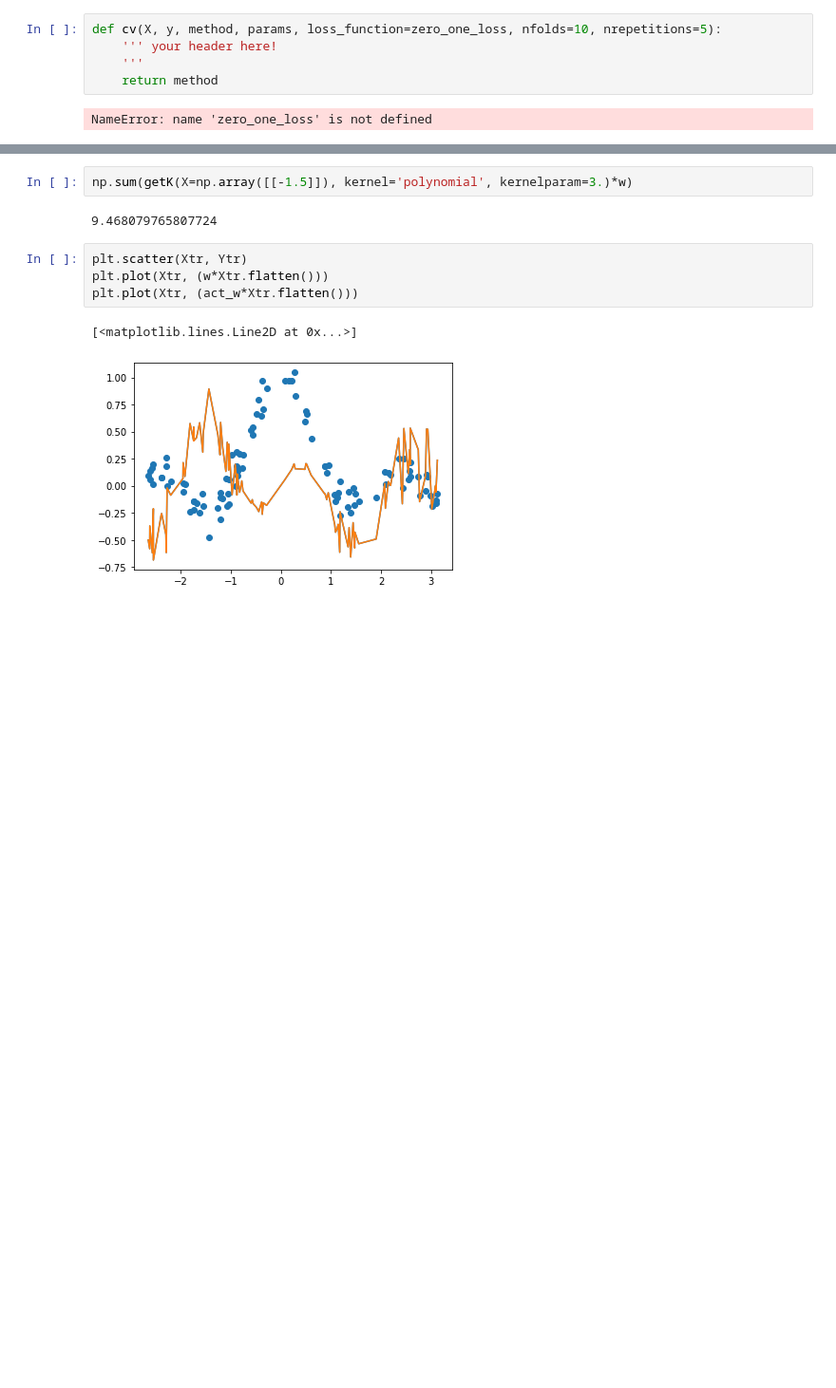
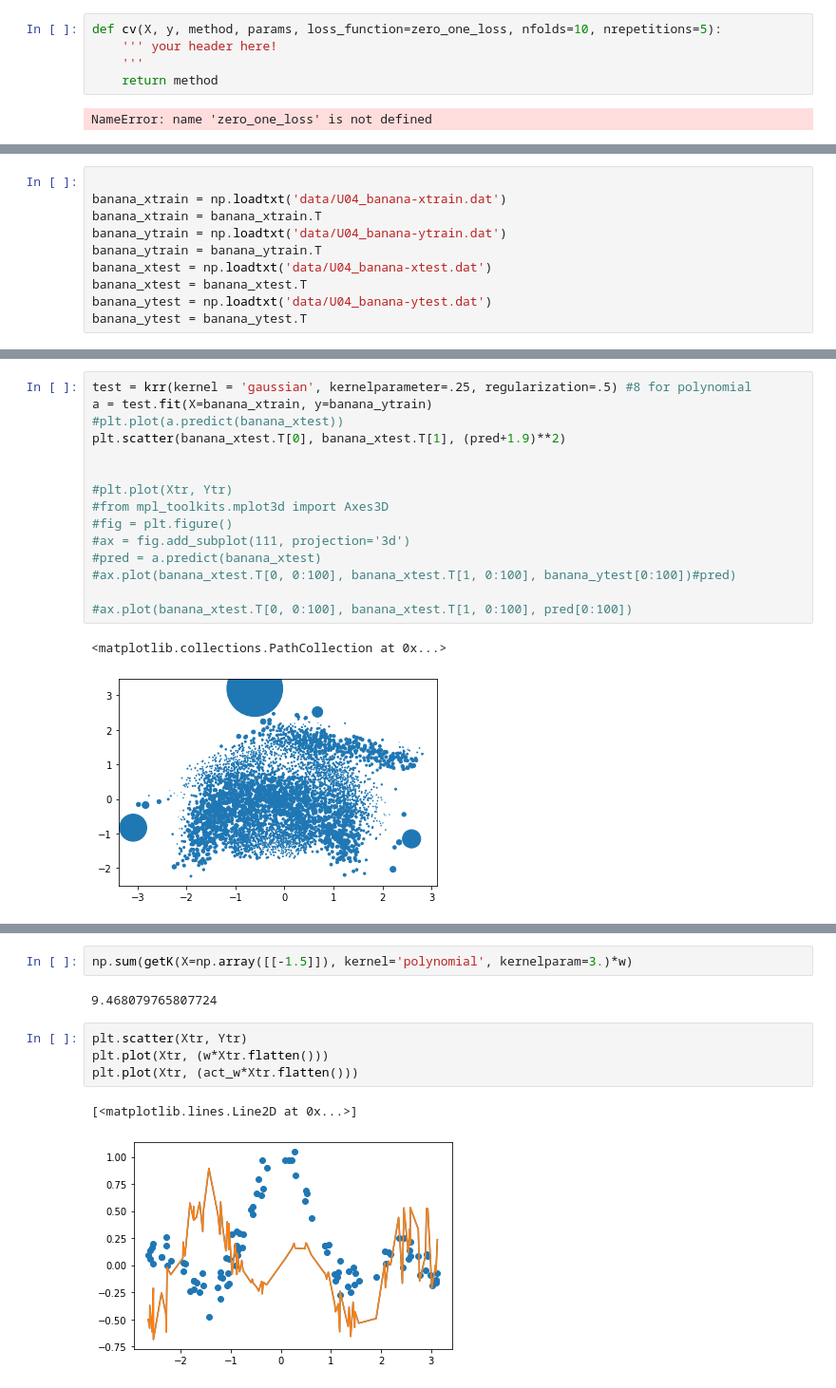
Before and after one commit to olhorst/ML_tests, a Jupyter notebook: problem_set3/krr.ipynb, the cells around one changed output, grey strips where cells are left out. Shown: that part at 95% size. Cells and saved outputs as stored; diff of their text form; blank space fills up the shorter version.

```diff
--- a/problem_set3/krr.ipynb
+++ b/problem_set3/krr.ipynb
@@ -43,0 +134,10 @@ array([[  4,   9,  16],
+# %%
+
+banana_xtrain = np.loadtxt('data/U04_banana-xtrain.dat')
+banana_xtrain = banana_xtrain.T
+banana_ytrain = np.loadtxt('data/U04_banana-ytrain.dat')
+banana_ytrain = banana_ytrain.T
+banana_xtest = np.loadtxt('data/U04_banana-xtest.dat')
+banana_xtest = banana_xtest.T
+banana_ytest = np.loadtxt('data/U04_banana-ytest.dat')
+banana_ytest = banana_ytest.T
@@ -43,0 +148,18 @@ array([[  4,   9,  16],
+# %%
+test = krr(kernel = 'gaussian', kernelparameter=.25, regularization=.5) #8 for polynomial
+a = test.fit(X=banana_xtrain, y=banana_ytrain)
+#plt.plot(a.predict(banana_xtest))
+plt.scatter(banana_xtest.T[0], banana_xtest.T[1], (pred+1.9)**2)
+
+
+#plt.plot(Xtr, Ytr)
+#from mpl_toolkits.mplot3d import Axes3D
+#fig = plt.figure()
+#ax = fig.add_subplot(111, projection='3d')
+#pred = a.predict(banana_xtest)
+#ax.plot(banana_xtest.T[0, 0:100], banana_xtest.T[1, 0:100], banana_ytest[0:100])#pred)
+
+#ax.plot(banana_xtest.T[0, 0:100], banana_xtest.T[1, 0:100], pred[0:100])
+# %% [output]
+<matplotlib.collections.PathCollection at 0x...>
+[figure, added]
```
Also changed, not shown: parts of 64 cells of this notebook, 2 other files.
